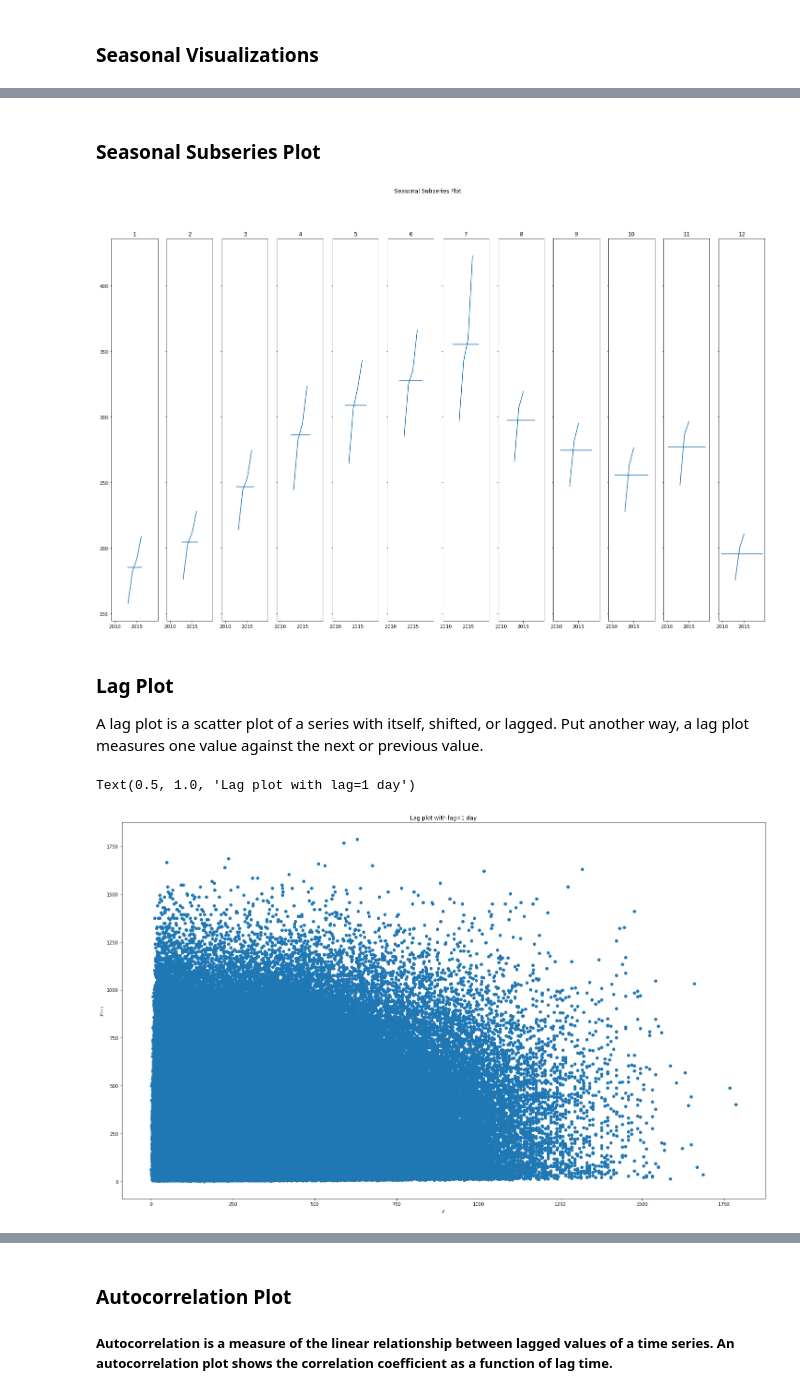
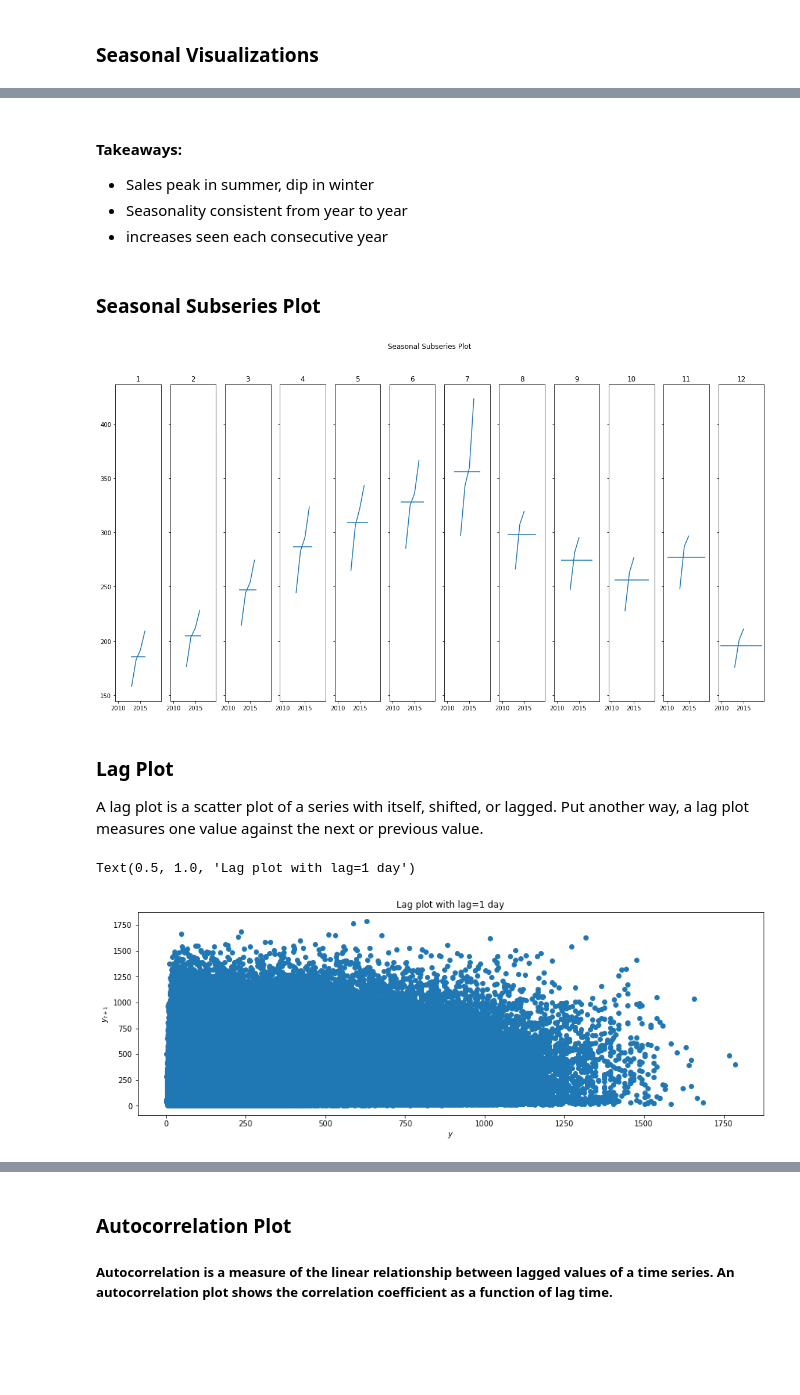
Before and after one commit to barbmarques/time-series-exercises, a Jupyter notebook: Explore.ipynb, the cells around one changed output, grey strips where cells are left out. Saved outputs shown, nothing was run; the diff lists cells and outputs as text; code cells hidden in the pictures; blank space fills up the shorter version.

```diff
--- a/Explore.ipynb
+++ b/Explore.ipynb
@@ -223,5 +237,9 @@ plt.show()
 ### Seasonal Visualizations
 # %%
 # use .groupby and .unstack (turns an index level into columns) to plot multiple years and compare seasons
+plt.rc('figure', figsize=(10,5))
 y.groupby([y.index.year, y.index.month]).mean().unstack(0).plot(title='Seasonal Plot')
+plt.title('Comparing Daily Sales Totals by Season/Year')
+plt.xlabel('Months')
+plt.show()
 # %% [output]
@@ -230,33 +247,38 @@ y.groupby([y.index.year, y.index.month]).mean().unstack(0).plot(title='Seasonal
+# %% [markdown]
+#### Takeaways:
+- Sales peak in summer, dip in winter
+- Seasonality consistent from year to year
+- increases seen each consecutive year
 # %% [markdown]
 ### Seasonal Subseries Plot
 # %%
 #= plot by season/year
 
 table = y.groupby([y.index.year, y.index.month]).mean().unstack()
-plt.rc('figure', figsize=(25, 15))
+plt.rc('figure', figsize=(20, 10))
 fig, axs = plt.subplots(1, 12, sharey=True, sharex=True)
 for ax, (month, subset) in zip(axs, table.iteritems()):
     subset.plot(ax=ax, title=month)
     ax.hlines(subset.mean(), *ax.get_xlim())
     ax.set(xlabel='')
 
 fig.suptitle('Seasonal Subseries Plot') # super-title for the overall figure
 plt.show()
 # %% [output]
-[figure, old version]
+[figure, new version]
 # %% [markdown]
 ### Lag Plot
 
 A lag plot is a scatter plot of a series with itself, shifted, or lagged. Put another way, a lag plot measures one value against the next or previous value.
 # %%
 # lag equals 1. day
-plt.rc('figure', figsize=(25, 15))    #rc = run commands, control several settings in one command
+plt.rc('figure', figsize=(15, 5))    #rc = run commands, control several settings in one command
 plt.scatter(y, y.shift(-1))
 plt.xlabel('$y$')
 plt.ylabel('$y_{t + 1}$')
 plt.title('Lag plot with lag=1 day')
 # %% [output]
 Text(0.5, 1.0, 'Lag plot with lag=1 day')
-[figure, old version]
+[figure, new version]
 # %%
 # lag = 1 week
```
Also changed, not shown: parts of 85 cells of this notebook.
